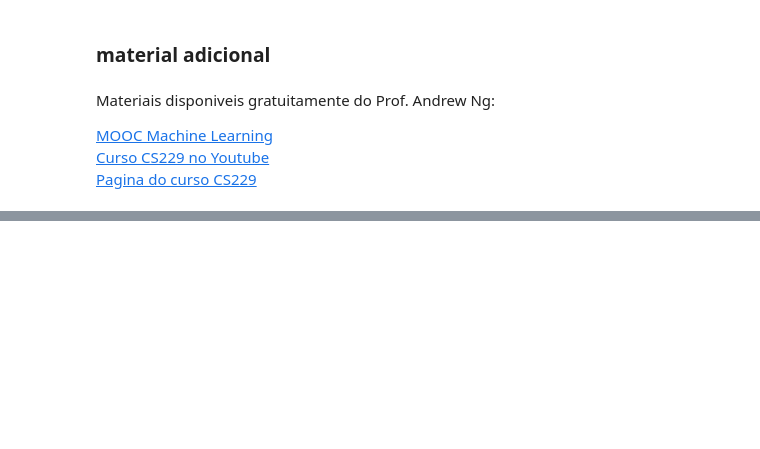
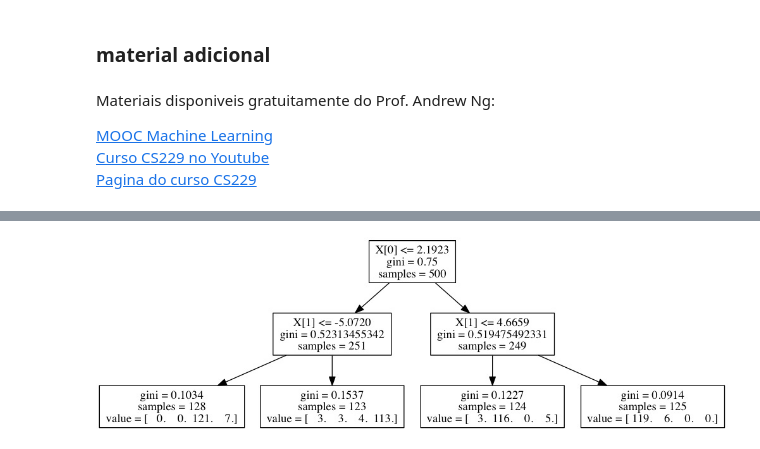
Before and after one commit to hitoshinagano/Locaweb_aulas, a Jupyter notebook: Aula_Parte2.ipynb, the cells around one changed output, grey strips where cells are left out. Saved outputs shown, nothing was run; the diff lists cells and outputs as text; code cells hidden in the pictures; blank space fills up the shorter version.

```diff
--- a/Aula_Parte2.ipynb
+++ b/Aula_Parte2.ipynb
@@ -474,0 +577,12 @@ Materiais disponiveis gratuitamente do Prof. Andrew Ng:
+# %%
+import pydotplus
+from sklearn.tree import export_graphviz
+
+dot_data = export_graphviz(clf, out_file='aula.dot')
+graph = pydotplus.graph_from_dot_file('aula.dot')
+graph.write_jpg('aula.jpg')
+
+from IPython.display import Image
+Image('aula.jpg')
+# %% [output]
+[figure, added]
```
Also changed, not shown: parts of 46 cells of this notebook.
